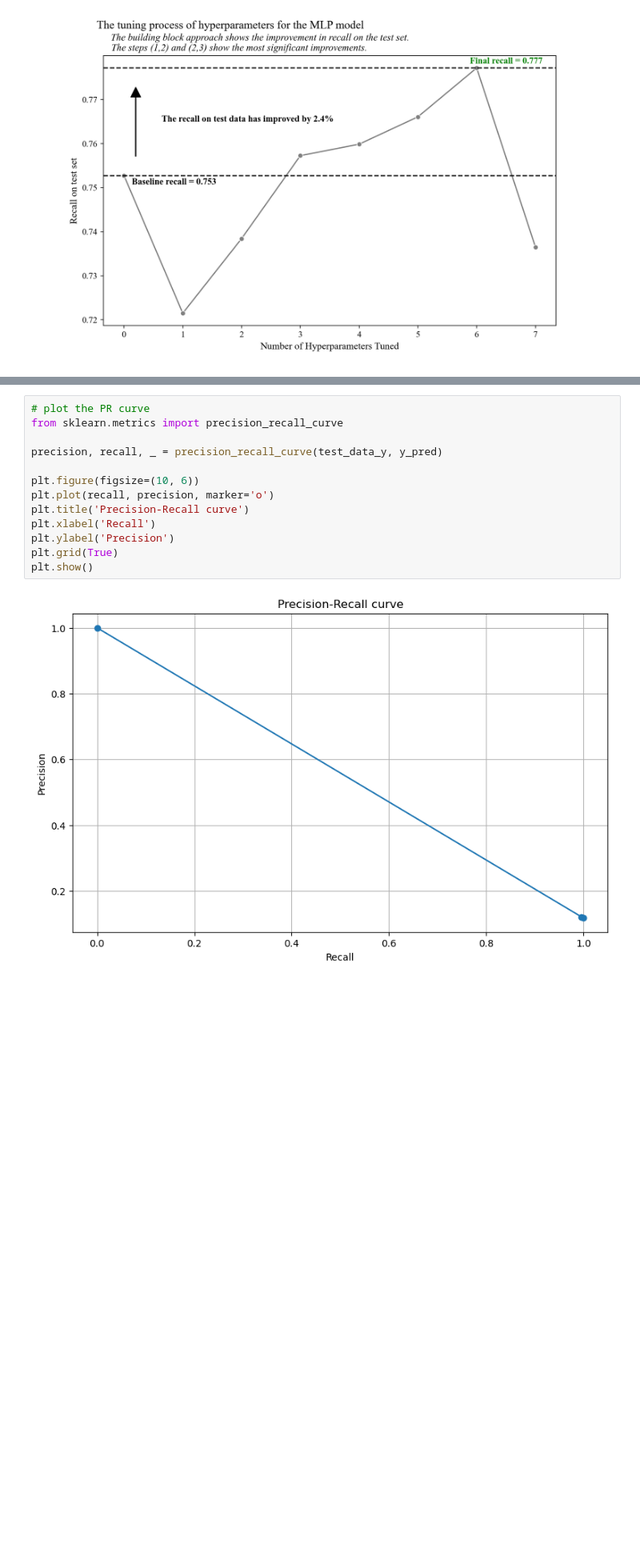
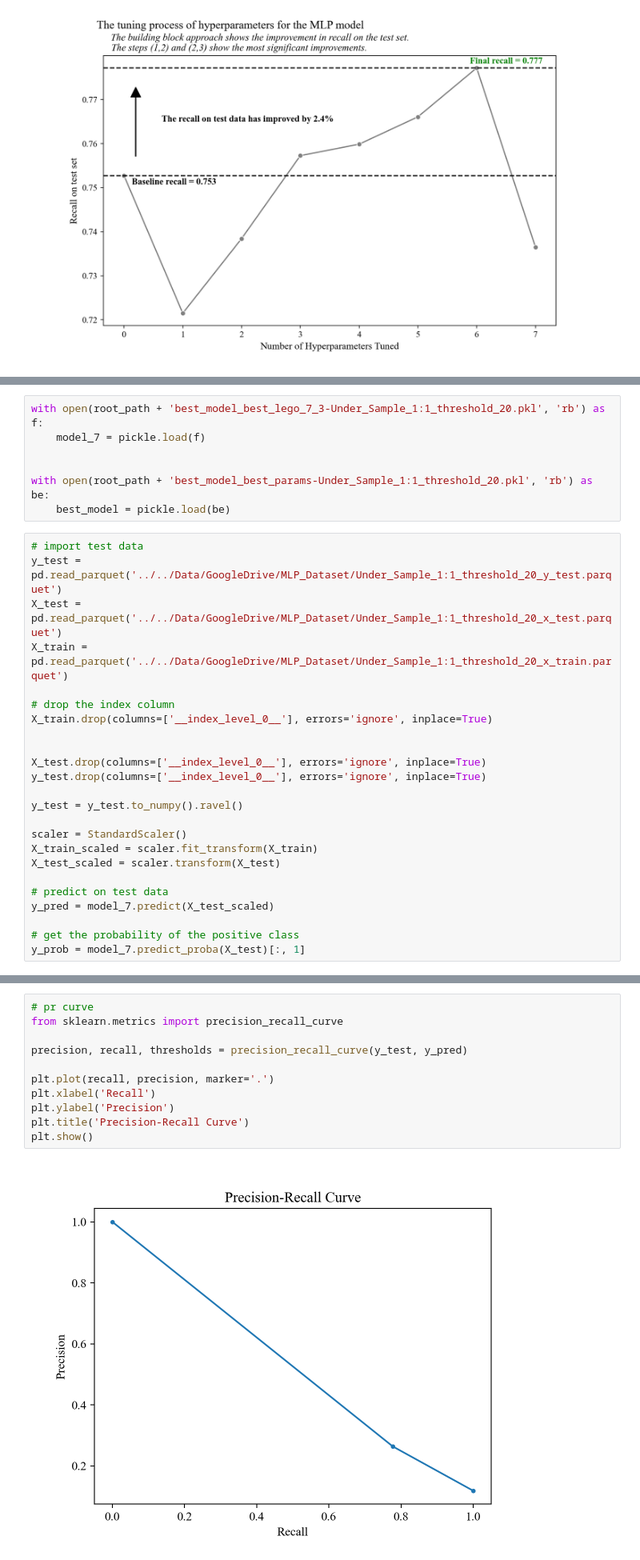
Before and after one commit to DecisionTreeBruining/212B-ML-Project, a Jupyter notebook: assignment_3/local_dev/mlp_visual.ipynb, the cells around one changed output, grey strips where cells are left out. Shown at 80% size. Cells and saved outputs as stored; diff of their text form; blank space fills up the shorter version.

```diff
--- a/assignment_3/local_dev/mlp_visual.ipynb
+++ b/assignment_3/local_dev/mlp_visual.ipynb
@@ -225,0 +219,31 @@ y_pred = model.predict(test_data_x)
+# %%
+with open(root_path + 'best_model_best_lego_7_3-Under_Sample_1:1_threshold_20.pkl', 'rb') as f:
+    model_7 = pickle.load(f)
+
+
+with open(root_path + 'best_model_best_params-Under_Sample_1:1_threshold_20.pkl', 'rb') as be:
+    best_model = pickle.load(be)
+# %%
+# import test data
+y_test = pd.read_parquet('../../Data/GoogleDrive/MLP_Dataset/Under_Sample_1:1_threshold_20_y_test.parquet')
+X_test = pd.read_parquet('../../Data/GoogleDrive/MLP_Dataset/Under_Sample_1:1_threshold_20_x_test.parquet')
+X_train = pd.read_parquet('../../Data/GoogleDrive/MLP_Dataset/Under_Sample_1:1_threshold_20_x_train.parquet')
+
+# drop the index column
+X_train.drop(columns=['__index_level_0__'], errors='ignore', inplace=True)
+
+
+X_test.drop(columns=['__index_level_0__'], errors='ignore', inplace=True)
+y_test.drop(columns=['__index_level_0__'], errors='ignore', inplace=True)
+
+y_test = y_test.to_numpy().ravel()
+
+scaler = StandardScaler()
+X_train_scaled = scaler.fit_transform(X_train)
+X_test_scaled = scaler.transform(X_test)
+
+# predict on test data
+y_pred = model_7.predict(X_test_scaled)
+
+# get the probability of the positive class
+y_prob = model_7.predict_proba(X_test)[:, 1]
@@ -226,15 +269,13 @@ y_pred = model.predict(test_data_x)
 # %%
-# plot the PR curve
+# pr curve
 from sklearn.metrics import precision_recall_curve
 
-precision, recall, _ = precision_recall_curve(test_data_y, y_pred)
+precision, recall, thresholds = precision_recall_curve(y_test, y_pred)
 
-plt.figure(figsize=(10, 6))
-plt.plot(recall, precision, marker='o')
-plt.title('Precision-Recall curve')
+plt.plot(recall, precision, marker='.')
 plt.xlabel('Recall')
 plt.ylabel('Precision')
-plt.grid(True)
+plt.title('Precision-Recall Curve')
 plt.show()
 # %% [output]
-[figure, old version]
+[figure, new version]
```
Also changed, not shown: parts of 8 cells of this notebook.
